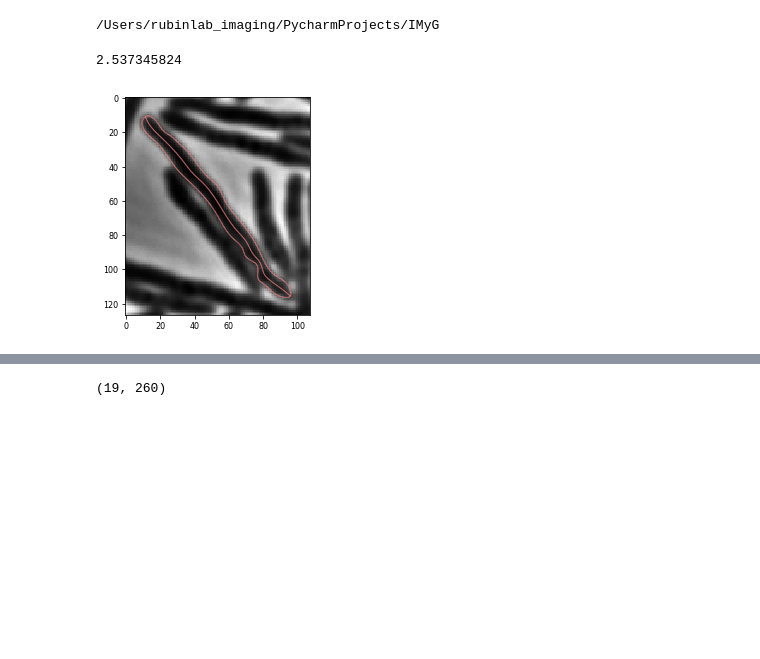
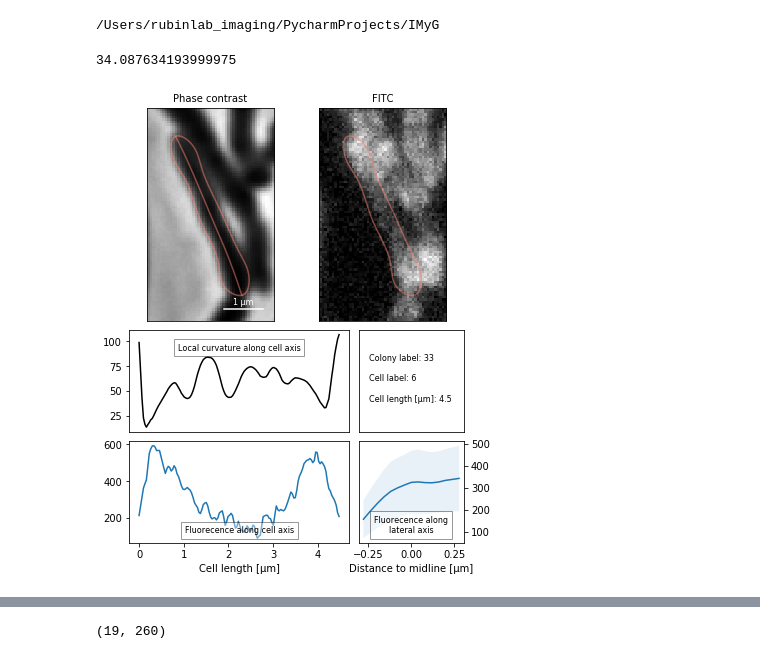
Before and after one commit to jzrolling/IMyG_2, a Jupyter notebook: Notebooks/test.ipynb, the cells around one changed output, grey strips where cells are left out. Saved outputs shown, nothing was run; the diff lists cells and outputs as text; code cells hidden in the pictures; blank space fills up the shorter version.

Commit message:
pickled

```diff
--- a/Notebooks/test.ipynb
+++ b/Notebooks/test.ipynb
@@ -15,8 +13,7 @@ nd2 = im.image.image("/Volumes/Sam/MSR1_IDW/plate1_raw_files/NDExp_WellA01_Point
 # %%
 t1 = timeit.default_timer()
-nd2.preprocess_ph()
-nd2.preprocess_fl()
+nd2 = im.IO.process_nd2_no_output("/Users/rubinlab_imaging/Desktop/PP1_filtered_raw_files/NDExp_WellB02_Point0002_Seq0178.nd2")
 t2 = timeit.default_timer()
 print(t2-t1)
 # %% [output]
-2.537345824
+34.087634193999975
@@ -25,6 +19,0 @@ tifffile.imsave("/Users/rubinlab_imaging/Desktop/bg_subtracted.tif",nd2.fl_img["
-# %%
-n = 333
-cell = nd2.cells[n]
-cell.plot()
-# %% [output]
-[figure, removed]
@@ -30,0 +25,6 @@ cell.plot()
+# %%
+m = pickle.load(open("/Users/rubinlab_imaging/Desktop/pickeled.pk",'rb'))
+# %%
+m[156].plot_advanced(nd2)
+# %% [output]
+[figure, added]
```
Also changed, not shown: parts of 6 cells of this notebook, 4 other files.
